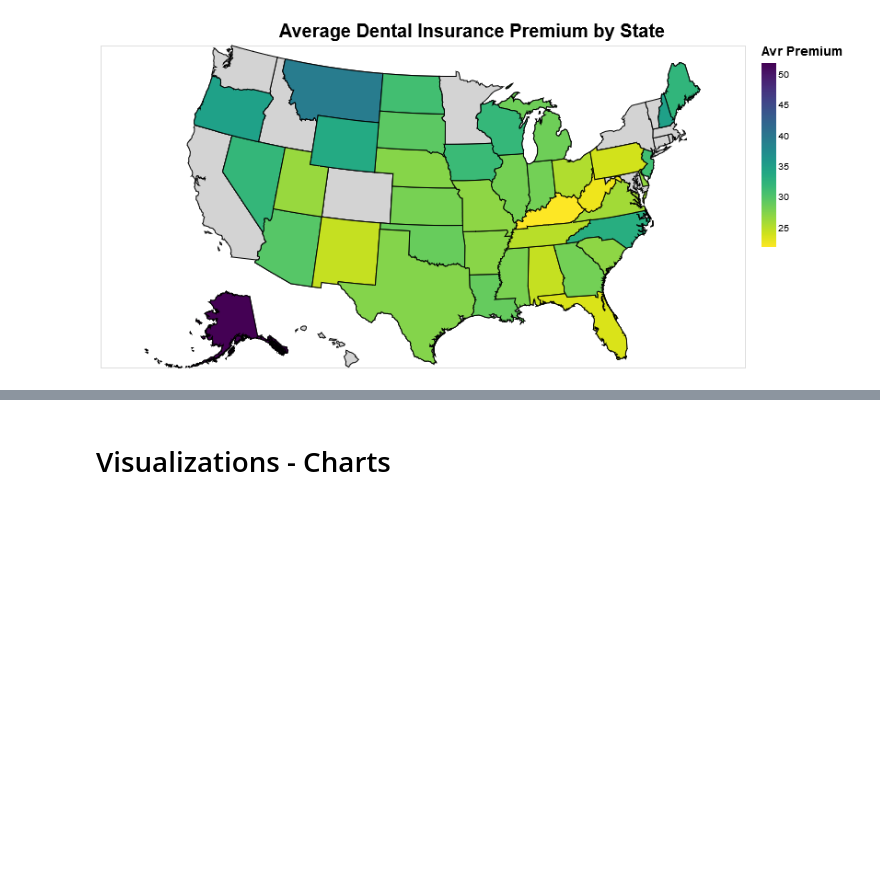
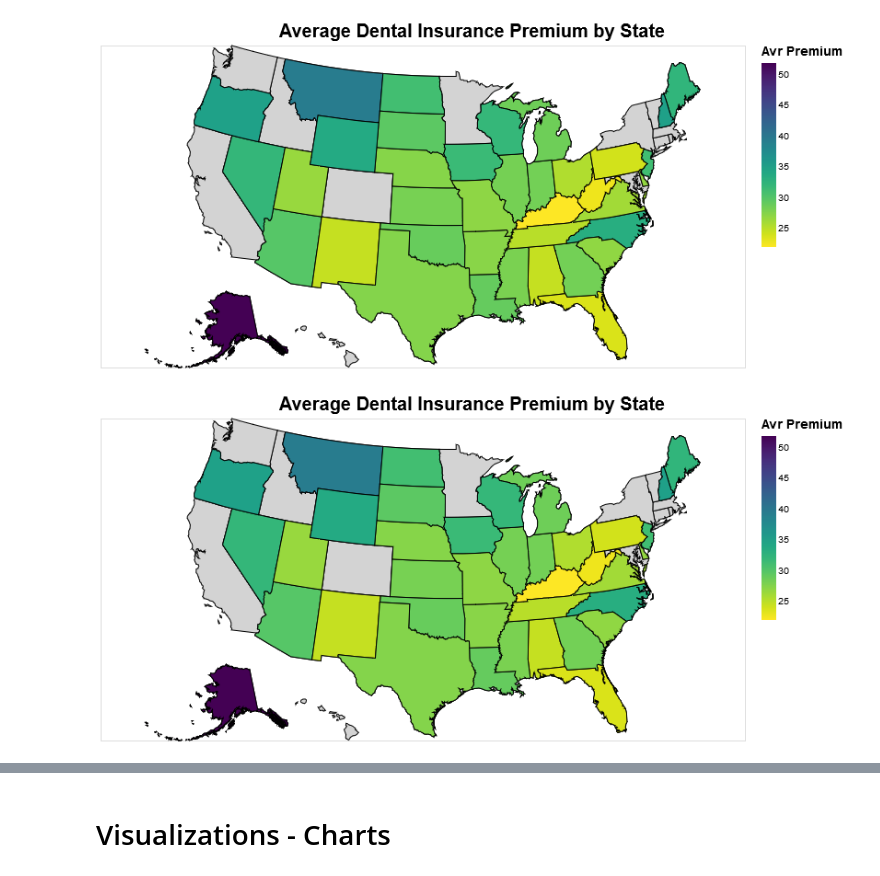
Before and after one commit to hjhuney/Healthcare-dot-Gov-Notebooks, a Jupyter notebook: 2017_QHP_Individual_Market_Dental.ipynb, the cells around one changed output, grey strips where cells are left out. Saved outputs shown, nothing was run; the diff lists cells and outputs as text; code cells hidden in the pictures; blank space fills up the shorter version.

```diff
--- a/2017_QHP_Individual_Market_Dental.ipynb
+++ b/2017_QHP_Individual_Market_Dental.ipynb
@@ -368,6 +390,7 @@ state_prem_df = feature_by_premium('StateID_Geo')
 state_prem_df = state_prem_df.reindex(list(range(state_prem_df.index.min(),state_prem_df.index.max()+1)),fill_value=np.nan)
 state_prem_df['id'] = state_prem_df.index.astype('uint16')
 state_prem_df['state'] = state_prem_df['id'].map(state_geo_dict)
+state_prem_df['avg_prem'] = np.round(state_prem_df['avg_prem'], 2)
 # %%
 state_prem_df
 # %% [output]
@@ -437,3 +489,34 @@ config = alt.layer(background, foreground).configure_title(fontSize=20, anchor="
 config
 # %% [output]
 [figure]
+# %%
+states = alt.topo_feature(data.us_10m.url, 'states')
+source = state_prem_df
+
+foreground = alt.Chart(states).mark_geoshape(stroke='black').encode(
+    color=alt.Color('avg_prem:Q', sort="descending",  scale=alt.Scale(scheme='viridis'), legend=alt.Legend(title="Avr Premium", tickCount=6))
+).transform_lookup(
+    lookup='id',
+    from_=alt.LookupData(source, 'id', ['avg_prem'])
+).project(
+    type='albersUsa'
+).properties(
+    title="Average Dental Insurance Premium by State",
+    width=700,
+    height=350
+)
+
+
+background = alt.Chart(states).mark_geoshape(
+    fill='lightgray',
+    stroke='black'
+).properties(
+    width=700,
+    height=350
+).project('albersUsa')
+
+config = alt.layer(background, foreground).configure_title(fontSize=20, anchor="middle").configure_legend(titleColor='black', titleFontSize=14)
+
+config
+# %% [output]
+[figure, added]
```
Also changed, not shown: parts of 36 cells of this notebook.
